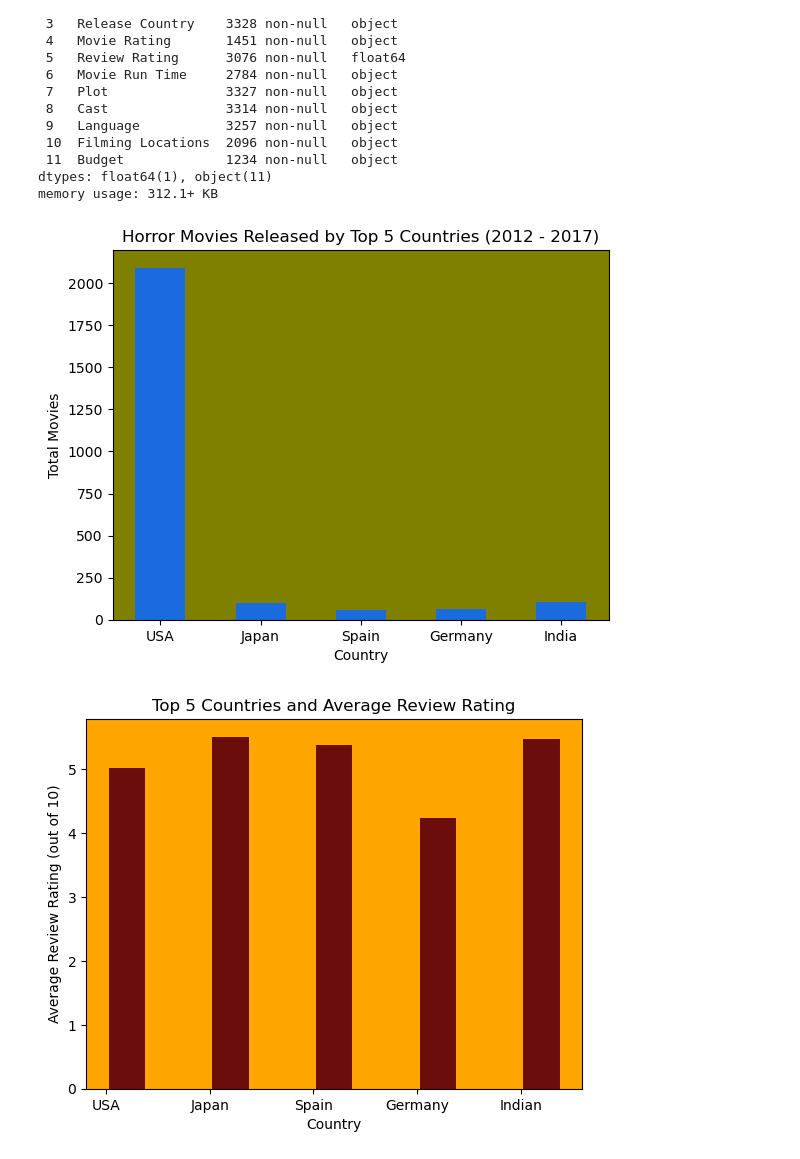
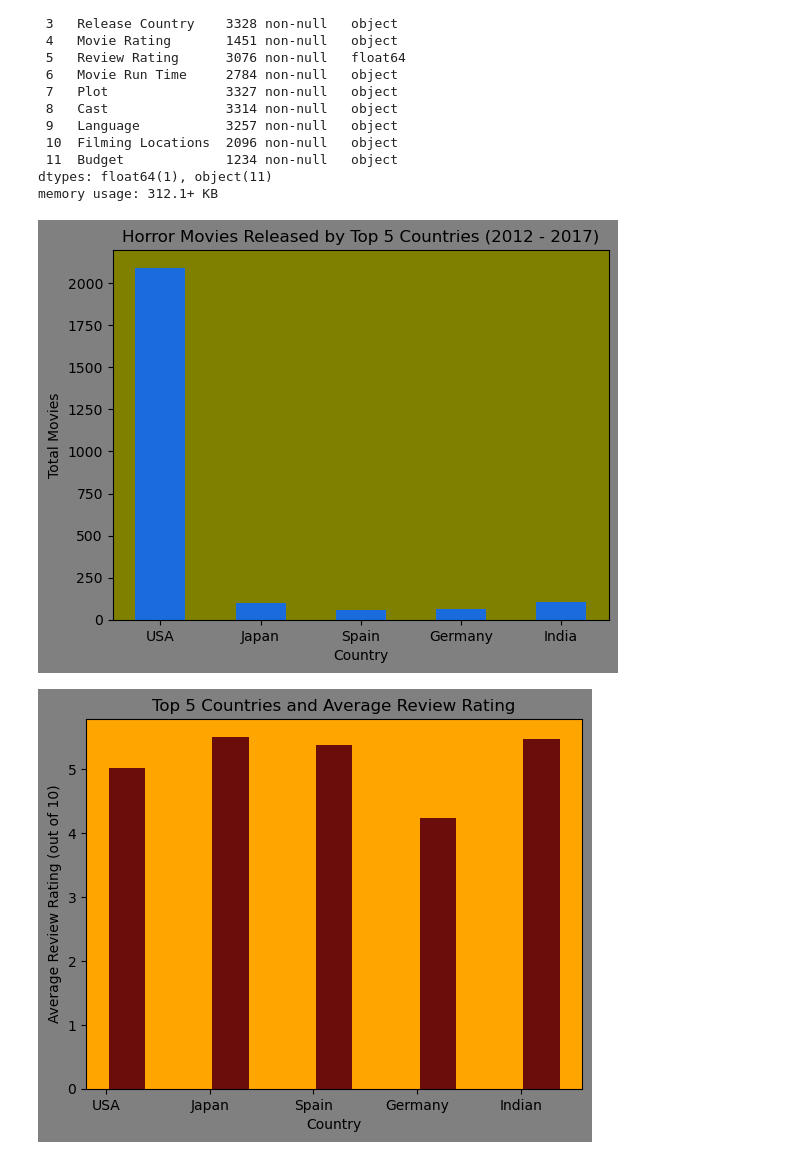
Before and after one commit to PerryMark773/Project-1-Team-1, a Jupyter notebook: DA_Test.ipynb, the cells around one changed output. Cells and saved outputs as stored; diff of their text form; code cells hidden in the pictures.

Commit message:
last changes for visuals

```diff
--- a/DA_Test.ipynb
+++ b/DA_Test.ipynb
@@ -93,20 +93,26 @@ ind_movies_total = IMDB_df['Release Country'].value_counts()['India']
 # %%
 x = ['USA', 'Japan', 'Spain', 'Germany', 'India']
 y = [usa_movies_total, jap_movies_total, span_movies_total, gmn_movies_total, ind_movies_total]
+fig = plt.figure()
+fig.patch.set_facecolor('gray')
 ax = plt.axes()
 ax.set(facecolor = "olive")
 
 plt.bar(x,y, color = '#196bde', width = 0.5)
 plt.ylabel("Total Movies")
 plt.xlabel("Country")
 plt.title('Horror Movies Released by Top 5 Countries (2012 - 2017)')
+plt.savefig("output_data/num_released.png")
+
 plt.show()
 # %% [output]
-[figure, old version]
+[figure, new version]
 # %%
 n = np.arange(5)
 mean = [usa_mn, jap_mn, span_mn, gmn_mn, ind_mn]
 width = 0.35
+fig = plt.figure()
+fig.patch.set_facecolor('gray')
 ax = plt.axes()
 ax.set(facecolor = "orange")
 
@@ -116,10 +122,11 @@ plt.title("Top 5 Countries and Average Review Rating")
 plt.xticks(n, ["USA", "Japan", "Spain", "Germany", "Indian"])
 plt.xlabel("Country")
 plt.ylabel("Average Review Rating (out of 10)")
+plt.savefig("output_data/AvgRate.png")
 
 plt.show()
 # %% [output]
-[figure, old version]
+[figure, new version]
 # %%
 n = np.arange(5)
 mean = [usa_max, jap_max, span_max, gmn_max, ind_max]
```
Also changed, not shown: parts of 1 cell of this notebook, 3 other files.
